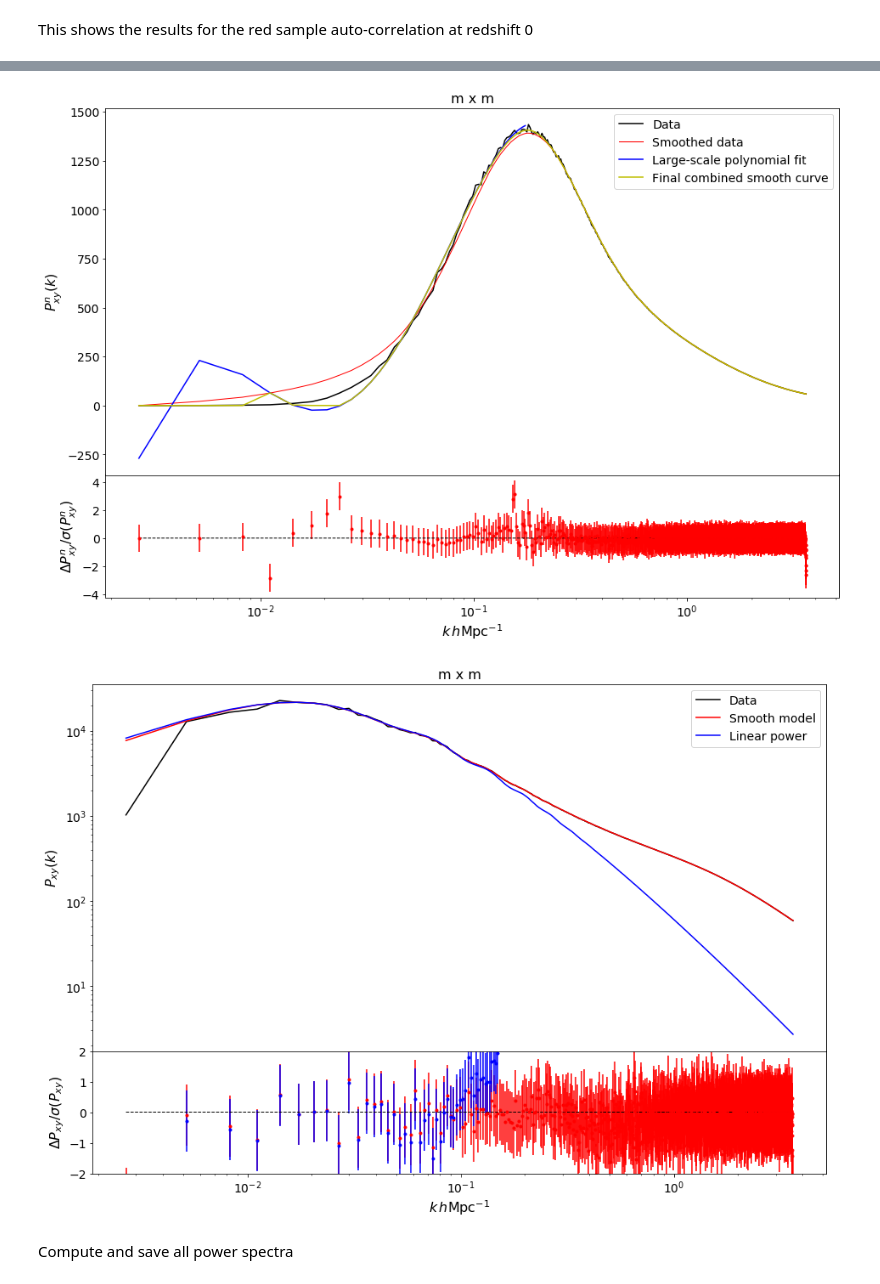
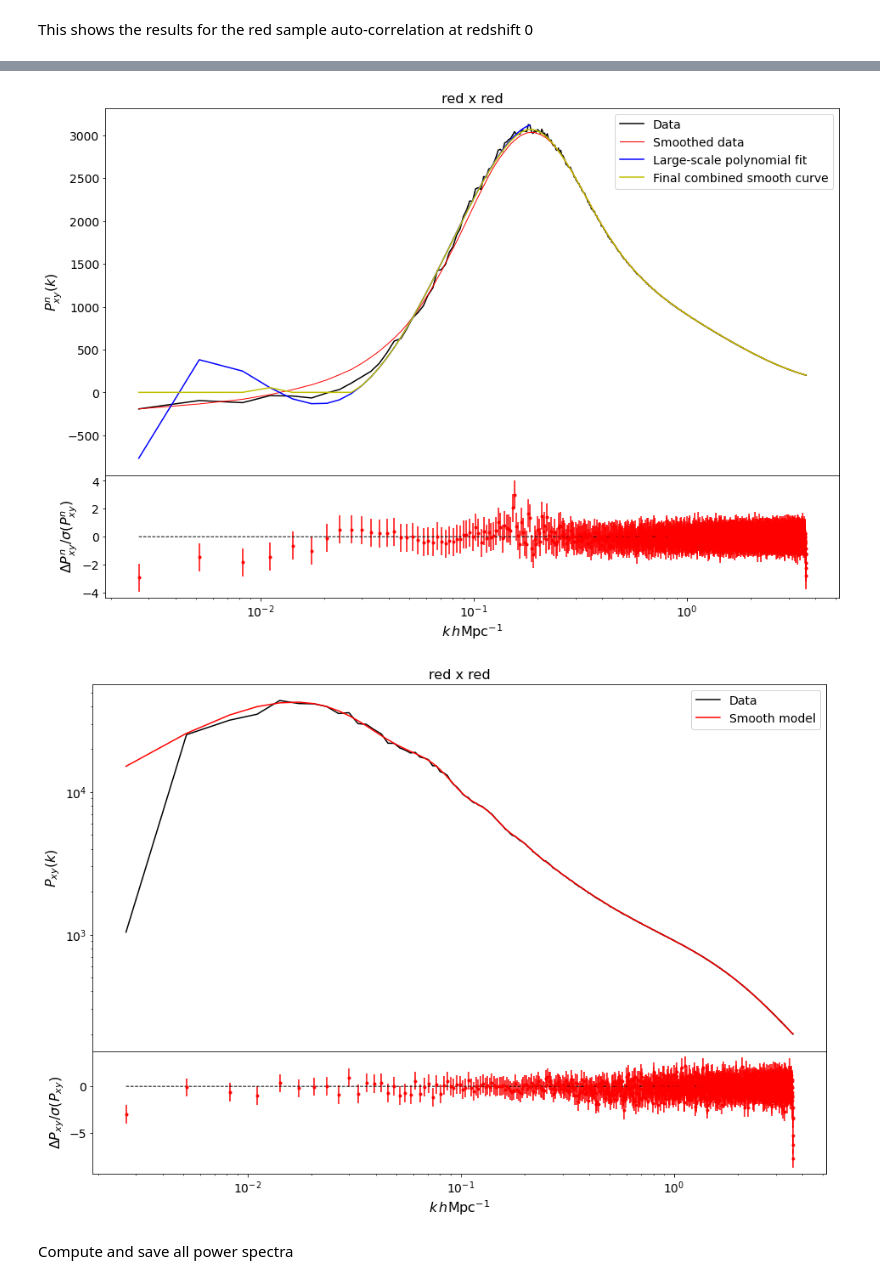
Before and after one commit to LSSTDESC/DESCBiasChallenge, a Jupyter notebook: data/AbacusData.ipynb, the cells around one changed output, grey strips where cells are left out. Drawn from its saved outputs; the diff is of its cells as text; code cells hidden in the pictures.

Commit message:
Fixed broken AbacusData notebook

```diff
--- a/data/AbacusData.ipynb
+++ b/data/AbacusData.ipynb
@@ -27,15 +27,3 @@ def get_abacus_cosmo(ws8=False):
     cosmo.compute_linear_power()
     cosmo.compute_nonlin_power()
     return cosmo
-# %%
-cosmo = get_abacus_cosmo(True)
-# %%
-h=cosmo['h']
-Oc = cosmo['Omega_c']
-Ob = cosmo['Omega_b']
-s8 = cosmo['sigma8']
-w  = cosmo['w0']
-ns = cosmo['n_s']
-neff = cosmo['Neff']
-#1. Set up cosmovec for anzu from CCL cosmo object
-anzu_cosmo = np.atleast_2d([Ob*h**2, Oc*h**2, w, ns, s8, 100*h, neff])
@@ -183,12 +152,11 @@ class AbacusFitter(object):
         # Theory spectra
         self.cosmo = cosmo
 
-    def _eval_pk(self, k, z=None):
+    def _eval_pk(self, pk, k, z=None):
         if z is None:
             z = self.z
         h = self.cosmo['h']
-        return h**3*ccl.linear_matter_power(self.cosmo, k*h, a=1./(1+z))
-#             pIC = self._eval_pk(ccl.linear_matter_power(self.cosmo, k, a=1/100), k, z=99)
+        return h**3*pk.eval(k*h, 1./(1+z), self.cosmo)
 
     def bk_model(self, k, b0, k0, alpha, c, k1):
         return b0*np.exp(-(k/k0)**alpha)*(1+c*np.exp(-((k-k1)/0.1)**2))
@@ -306,22 +274,18 @@ class AbacusFitter(object):
         def pkfit(k):
             b1 = self.bk_model(k, *pb1)
             b2 = self.bk_model(k, *pb2)
-            pIC = self._eval_pk(k, z=99)
-#             pIC = self._eval_pk(self.cosmo._pk_lin['delta_matter:delta_matter'], k, z=99)
+            pIC = self._eval_pk(self.cosmo._pk_lin['delta_matter:delta_matter'], k, z=99)
             ssk = ss(k)
             return b1*b2*pIC+ssk
 
         if diagnostic_plot:
             pk = self.pks[f'Pk_{tr1}{tr2}']
             pkf = pkfit(self.ks)
-            pklin = self.cosmo['h']**3*ccl.linear_matter_power(self.cosmo, self.cosmo['h']*self.ks, 1./(1+self.z))
-
             fig = plt.figure(figsize=(15,10))
             ax=fig.add_axes((.1,.3,.8,.6))
             ax.set_title(f'{tr1} x {tr2}', fontsize=16)
             ax.plot(self.ks, pk, 'k-', label='Data')
             ax.plot(self.ks, pkf, 'r-', label='Smooth model')
-            ax.plot(self.ks,  pklin, 'b-', label='Linear power')
             ax.set_xscale('log')
             ax.set_yscale('log')
             ax.set_ylabel(r'$P_{xy}(k)$', fontsize=16)
@@ -331,21 +295,17 @@ class AbacusFitter(object):
             ax=fig.add_axes((.1,.1,.8,.2))
             err = (np.std(pk.reshape([-1, 8]), axis=-1)[:, None]*np.ones(8)[None, :]).flatten()/np.sqrt(8)
             ax.errorbar(self.ks, (pk-pkf)/err, yerr=err/err, fmt='r.')
-            ax.errorbar(self.ks, (pk - pklin)/err, yerr=err/err, fmt='b.')
             ax.plot(self.ks, self.ks*0, 'k--', lw=1)
             ax.set_xlabel(r'$k\,h{\rm Mpc}^{-1}$', fontsize=16)
             ax.set_ylabel(r'$\Delta P_{xy}/\sigma(P_{xy})$', fontsize=16)
             ax.tick_params(axis='both', labelsize=14)
-            ax.set_ylim(-2, 2)
             ax.set_xscale('log')
         return pkfit
 # %% [markdown]
 Initialize the Abacus cosmology and one fitter object for each redshift bin
 # %%
 cosmo = get_abacus_cosmo()
-# zs_abacus = np.array([0., 0.1, 0.3, 0.5, 0.8, 1.1, 1.4, 1.7, 2.0, 2.5, 3.0])
-zs_abacus = np.array([0., 0.1])
-
+zs_abacus = np.array([0., 0.1, 0.3, 0.5, 0.8, 1.1, 1.4, 1.7, 2.0, 2.5, 3.0])
 zs_abacus_fake0 = zs_abacus.copy()
 zs_abacus_fake0[0] = 0.1
 fitters = [AbacusFitter(cosmo, z) for z in zs_abacus_fake0]
@@ -360,6 +312,6 @@ ccl.background.growth_factor(fitters[0].cosmo, 1./100)
 # %% [markdown]
 This shows the results for the red sample auto-correlation at redshift 0
 # %%
-fitters[0].get_pk_fit('m', 'm', diagnostic_plot=True);
+fitters[0].get_pk_fit('red', 'red', diagnostic_plot=True);
 # %% [output]
 b_x fit parameters:
@@ -373,5 +325,5 @@ Transition scale in small-scale fit: 0.17748635283245764
-[figure, old version]
+[figure, new version]
-[figure, old version]
+[figure, new version]
 # %% [markdown]
 Compute and save all power spectra
 # %%
```
Also changed, not shown: parts of 8 cells of this notebook.
